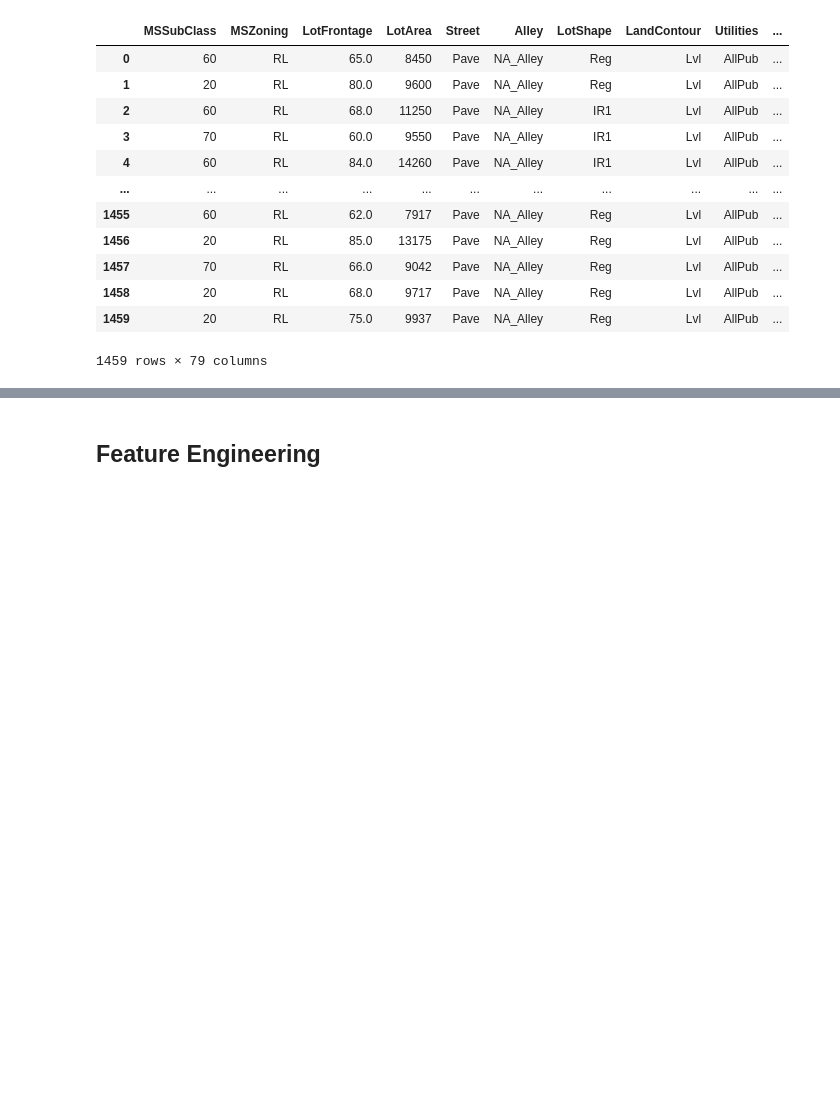
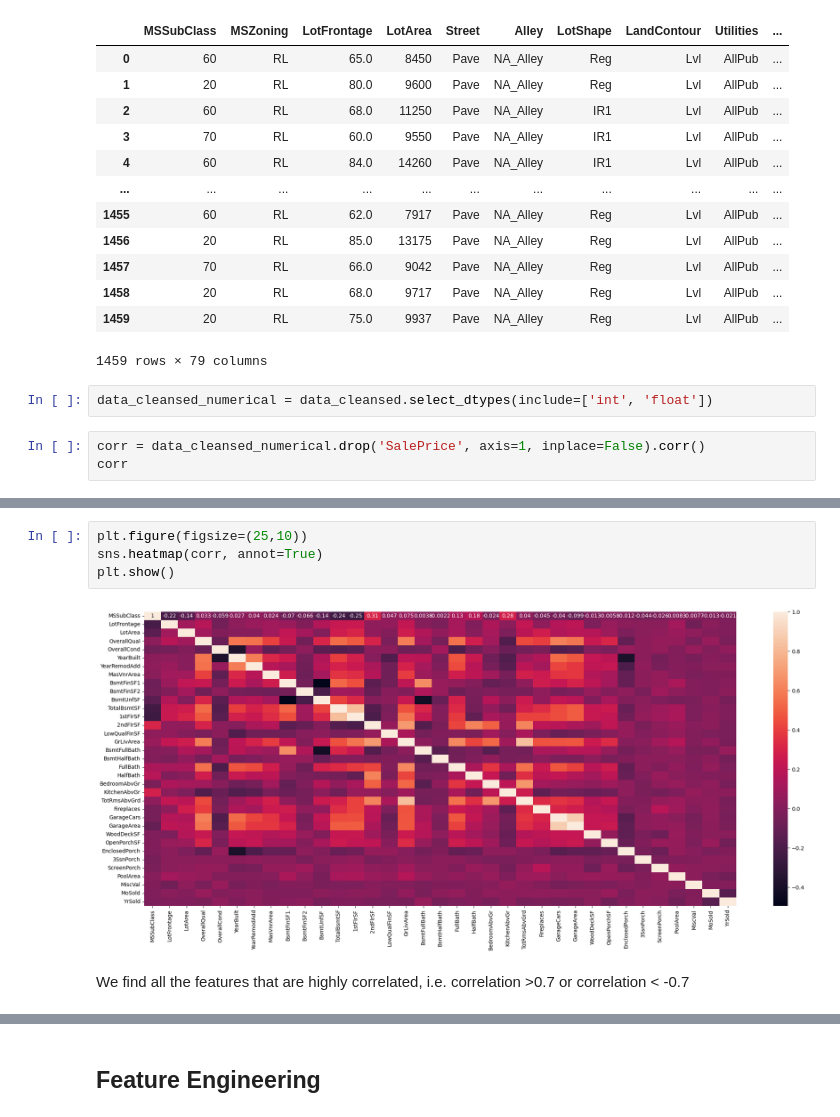
Before and after one commit to michaelbui99/mal-assignment-7, a Jupyter notebook: assignment_7.ipynb, the cells around one changed output, grey strips where cells are left out. Saved outputs shown, nothing was run; the diff lists cells and outputs as text; blank space fills up the shorter version.

```diff
--- a/assignment_7.ipynb
+++ b/assignment_7.ipynb
@@ -430,3 +430,8 @@ data_cleansed
 | 1458 | 20 | RL | 68.0 | 9717 | Pave | NA_Alley | Reg | Lvl | AllPub | ... |
 | 1459 | 20 | RL | 75.0 | 9937 | Pave | NA_Alley | Reg | Lvl | AllPub | ... |
 1459 rows × 79 columns
+# %%
+data_cleansed_numerical = data_cleansed.select_dtypes(include=['int', 'float'])
+# %%
+corr = data_cleansed_numerical.drop('SalePrice', axis=1, inplace=False).corr()
+corr
@@ -432,0 +457,8 @@ data_cleansed
+# %%
+plt.figure(figsize=(25,10))
+sns.heatmap(corr, annot=True)
+plt.show()
+# %% [output]
+[figure, added]
+# %% [markdown]
+We find all the features that are highly correlated, i.e. correlation >0.7 or correlation < -0.7
```
Also changed, not shown: parts of 31 cells of this notebook.
